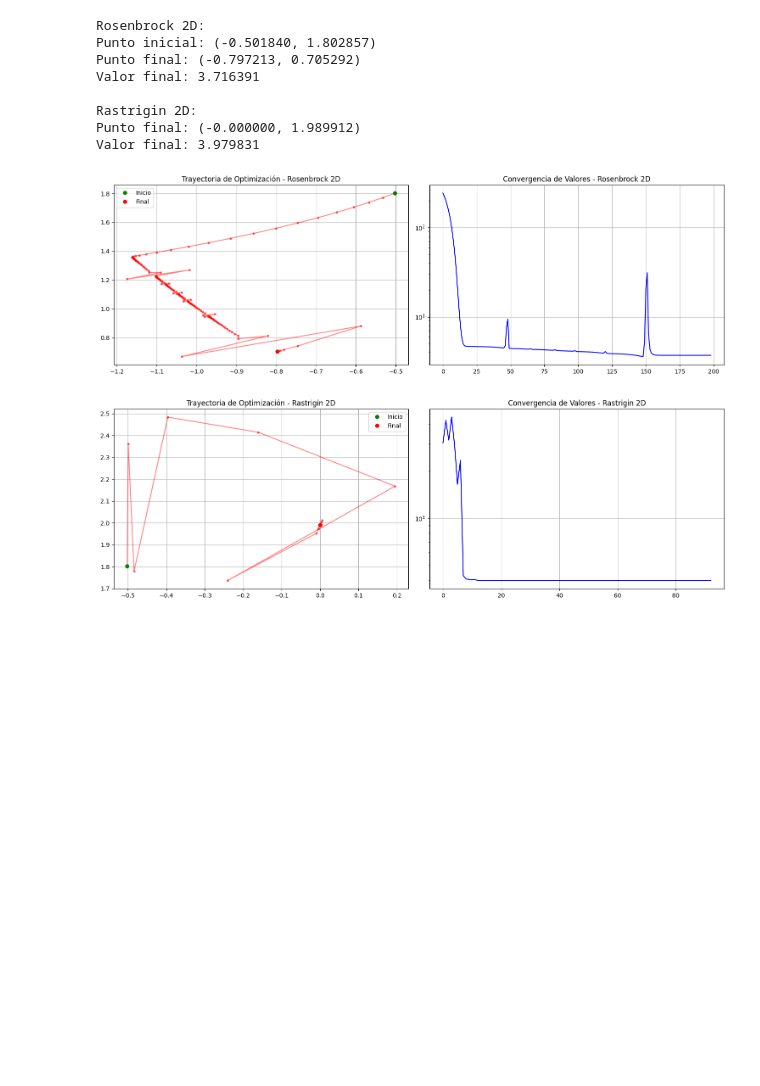
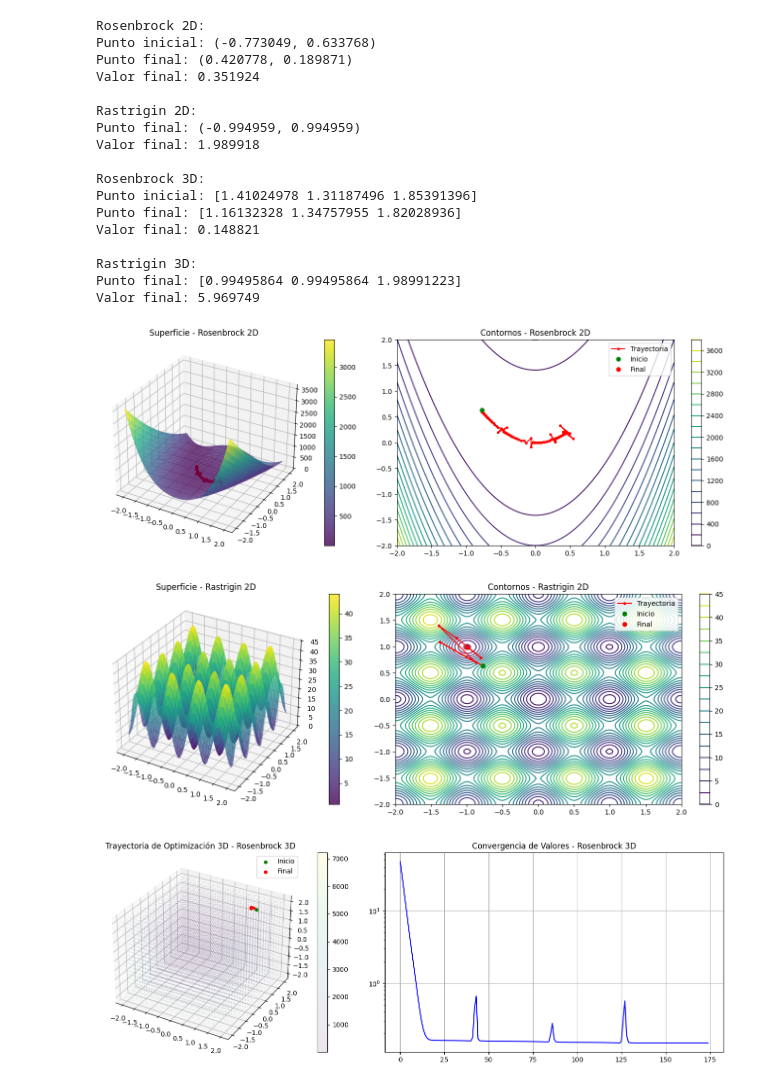
Before and after one commit to fmunoze/RNA-Optimizaci-n-heur-stica, a Jupyter notebook: parte1/punto2.ipynb, the cells around one changed output. Drawn from its saved outputs; the diff is of its cells as text; code cells hidden in the pictures; blank space fills up the shorter version.

Commit message:
Ajuste decenso gradiente

```diff
--- a/parte1/punto2.ipynb
+++ b/parte1/punto2.ipynb
@@ -97,5 +97,5 @@ def gradient_descent_adaptive_3d(f, grad_f, x0, initial_lr=0.001, max_iter=1000,
         path.append(x.copy())
         values.append(new_value)
 
-    # return np.array(path), np.array(values)
+    return np.array(path), np.array(values)
 # %%
@@ -140,44 +170,75 @@ def plot_convergence_3d(path, values, title):
     plt.tight_layout()
     return fig
 # %%
-import numpy as np
-import matplotlib.pyplot as plt
-
-# Configuración inicial
-np.random.seed(42)
 
 # Ejemplo 2D - Rosenbrock
 x0_2d, y0_2d = np.random.uniform(-2, 2, 2)
 path_ros_2d, values_ros_2d = gradient_descent_adaptive_2d(
     rosenbrock_2d, rosenbrock_gradient_2d, x0_2d, y0_2d, initial_lr=0.0001
 )
 
 print("\nRosenbrock 2D:")
 print(f"Punto inicial: ({x0_2d:.6f}, {y0_2d:.6f})")
 print(f"Punto final: ({path_ros_2d[-1,0]:.6f}, {path_ros_2d[-1,1]:.6f})")
 print(f"Valor final: {values_ros_2d[-1]:.6f}")
 
 # Ejemplo 2D - Rastrigin
 path_ras_2d, values_ras_2d = gradient_descent_adaptive_2d(
     rastrigin_2d, rastrigin_gradient_2d, x0_2d, y0_2d, initial_lr=0.01
 )
 
 print("\nRastrigin 2D:")
 print(f"Punto final: ({path_ras_2d[-1,0]:.6f}, {path_ras_2d[-1,1]:.6f})")
 print(f"Valor final: {values_ras_2d[-1]:.6f}")
 
+# Ejemplo 3D - Rosenbrock
+x0_3d = np.random.uniform(-2, 2, 3)
+path_ros_3d, values_ros_3d = gradient_descent_adaptive_3d(
+    rosenbrock_3d, rosenbrock_gradient_3d, x0_3d, initial_lr=0.0001
+)
+
+print("\nRosenbrock 3D:")
+print(f"Punto inicial: {x0_3d}")
+print(f"Punto final: {path_ros_3d[-1]}")
+print(f"Valor final: {values_ros_3d[-1]:.6f}")
+
+# Ejemplo 3D - Rastrigin
+path_ras_3d, values_ras_3d = gradient_descent_adaptive_3d(
+    rastrigin_3d, rastrigin_gradient_3d, x0_3d, initial_lr=0.01
+)
+
+print("\nRastrigin 3D:")
+print(f"Punto final: {path_ras_3d[-1]}")
+print(f"Valor final: {values_ras_3d[-1]:.6f}")
+
 # Visualizaciones
-plot_convergence_2d(path_ros_2d, values_ros_2d, "Rosenbrock 2D")
-plot_convergence_2d(path_ras_2d, values_ras_2d, "Rastrigin 2D")
+# 2D con funciones
+plot_function_2d(rosenbrock_2d, path_ros_2d, "Rosenbrock 2D")
+plot_function_2d(rastrigin_2d, path_ras_2d, "Rastrigin 2D")
+
+# 3D
+plot_convergence_with_function_3d(rosenbrock_3d, path_ros_3d, values_ros_3d, "Rosenbrock 3D")
+plot_convergence_with_function_3d(rastrigin_3d, path_ras_3d, values_ras_3d, "Rastrigin 3D")
+
 plt.show()
 # %% [output]
 Rosenbrock 2D:
-Punto inicial: (-0.501840, 1.802857)
-Punto final: (-0.797213, 0.705292)
-Valor final: 3.716391
+Punto inicial: (-0.773049, 0.633768)
+Punto final: (0.420778, 0.189871)
+Valor final: 0.351924
 
 Rastrigin 2D:
-Punto final: (-0.000000, 1.989912)
-Valor final: 3.979831
+Punto final: (-0.994959, 0.994959)
+Valor final: 1.989918
+
+Rosenbrock 3D:
+Punto inicial: [1.41024978 1.31187496 1.85391396]
+Punto final: [1.16132328 1.34757955 1.82028936]
+Valor final: 0.148821
+
+Rastrigin 3D:
+Punto final: [0.99495864 0.99495864 1.98991223]
+Valor final: 5.969749
-[figure, old version]
+[figure, new version]
-[figure, old version]
+[figure, new version]
+[figure, added]
```
Also changed, not shown: parts of 2 cells of this notebook.
